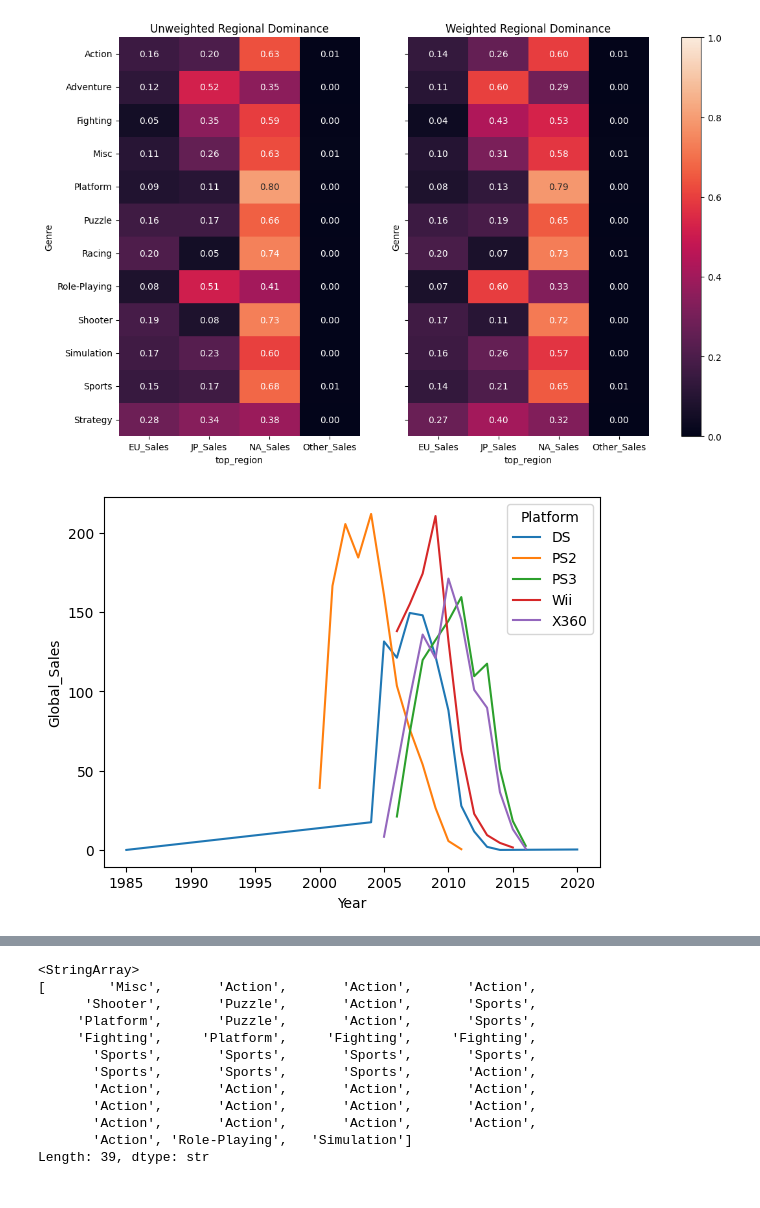
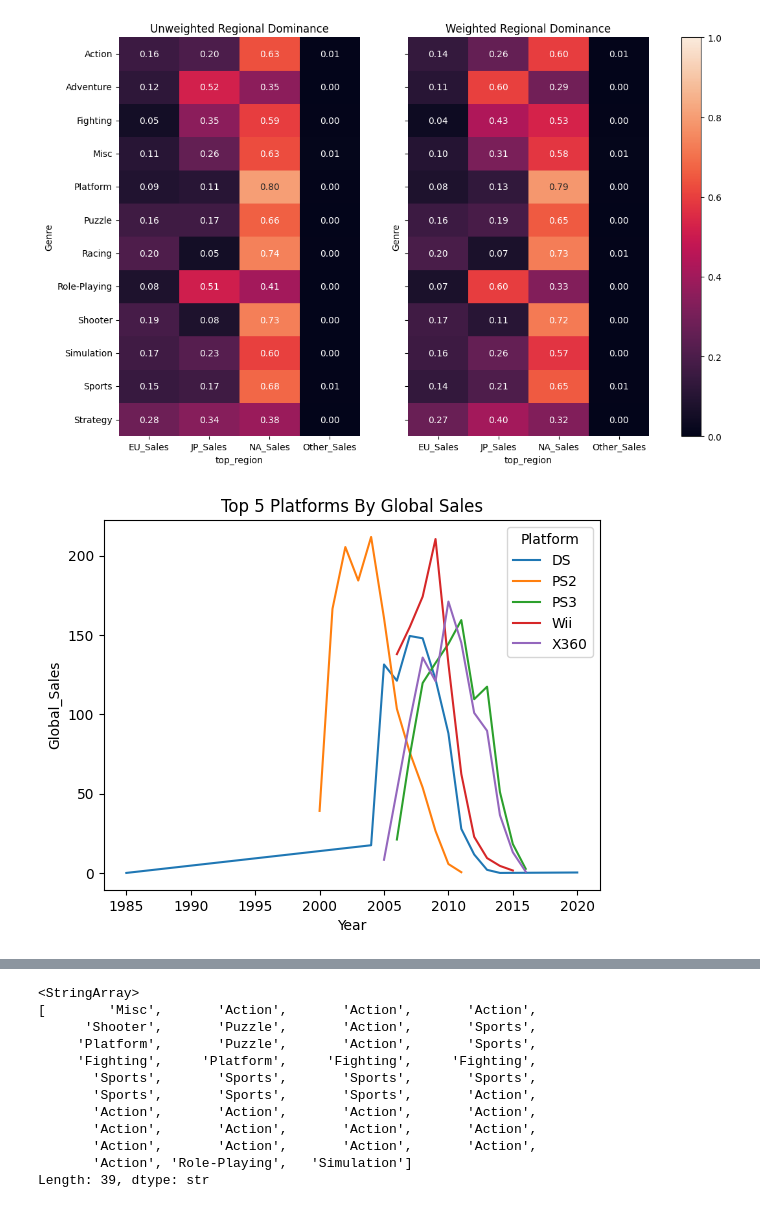
Before and after one commit to cafesmire/notebooks, a Jupyter notebook: video_game_sales/videogame_eda.ipynb, the cells around one changed output, grey strips where cells are left out. Drawn from its saved outputs; the diff is of its cells as text; code cells hidden in the pictures.

```diff
--- a/video_game_sales/videogame_eda.ipynb
+++ b/video_game_sales/videogame_eda.ipynb
@@ -166,10 +166,11 @@ plt.show()
 # %%
 top_5_platforms = df.groupby('Platform')['Global_Sales'].sum().nlargest(5).index
 top_5_platforms_data = platform_yearly_total[platform_yearly_total['Platform'].isin(top_5_platforms)]
 sns.lineplot(top_5_platforms_data, x='Year', y='Global_Sales', hue='Platform')
+plt.title('Top 5 Platforms By Global Sales')
 plt.show()
 # %% [output]
-[figure, old version]
+[figure, new version]
 # %%
 #What genre games have been made the most
 genre_counts = df['Genre'].value_counts()
```
Also changed, not shown: parts of 10 cells of this notebook.
